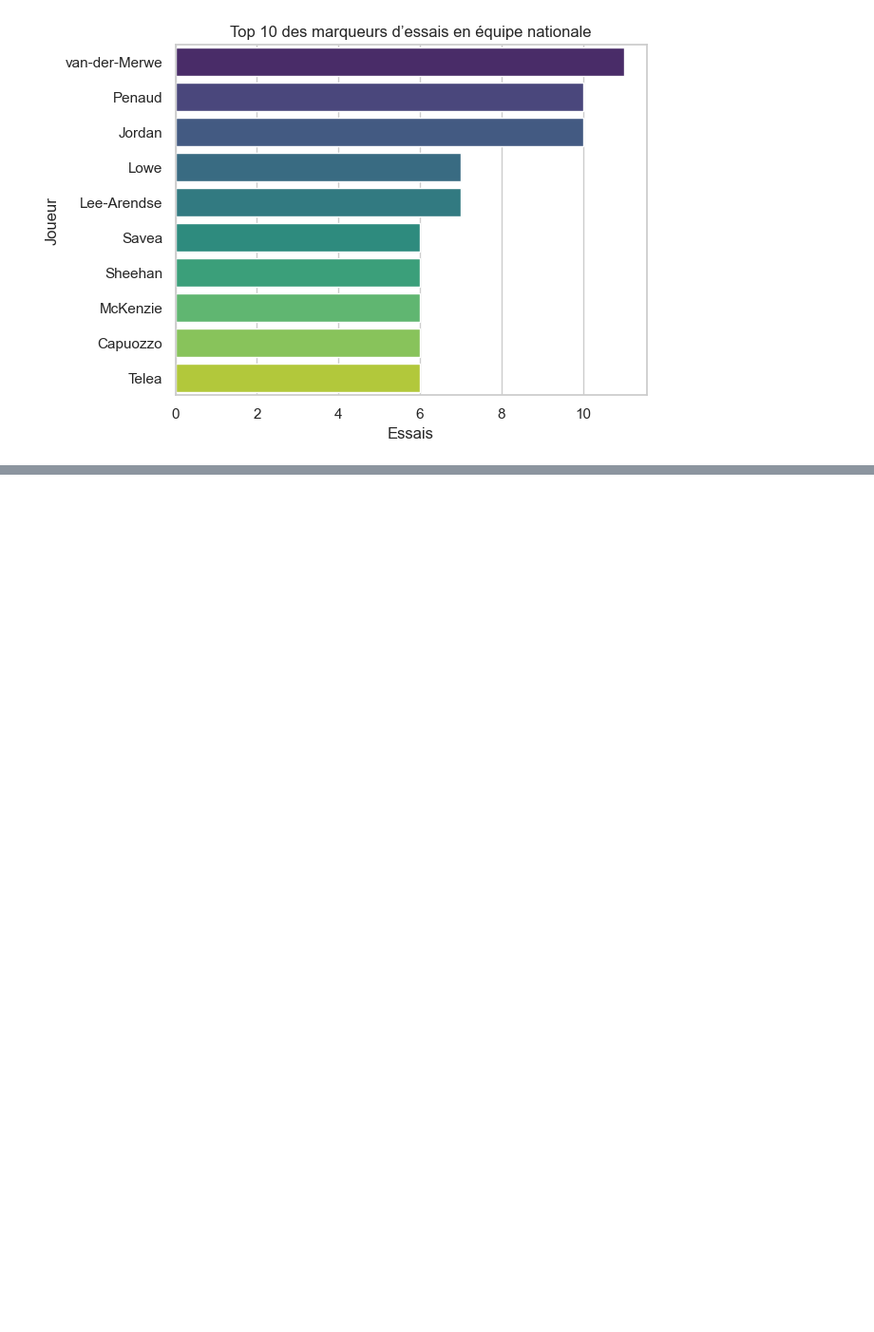
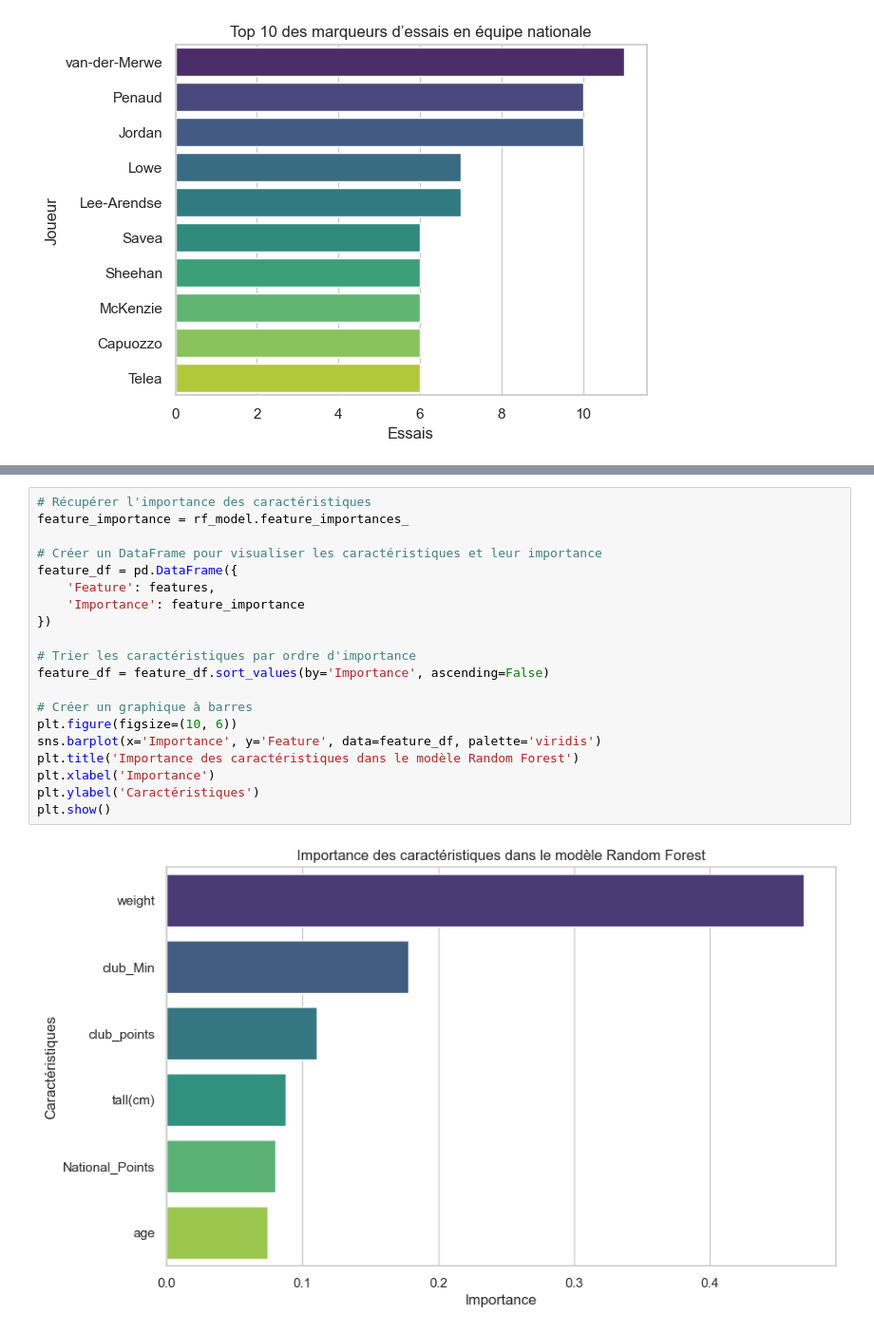
Before and after one commit to charlesdaigre/RUGBY_PLAYER_STATS, a Jupyter notebook: rugby_players_stats.ipynb, the cells around one changed output, grey strips where cells are left out. Shown at 95% size. Drawn from its saved outputs; the diff is of its cells as text; blank space fills up the shorter version.

```diff
--- a/rugby_players_stats.ipynb
+++ b/rugby_players_stats.ipynb
@@ -392,0 +480,22 @@ plt.show()
+# %%
+# Récupérer l'importance des caractéristiques
+feature_importance = rf_model.feature_importances_
+
+# Créer un DataFrame pour visualiser les caractéristiques et leur importance
+feature_df = pd.DataFrame({
+    'Feature': features,
+    'Importance': feature_importance
+})
+
+# Trier les caractéristiques par ordre d'importance
+feature_df = feature_df.sort_values(by='Importance', ascending=False)
+
+# Créer un graphique à barres
+plt.figure(figsize=(10, 6))
+sns.barplot(x='Importance', y='Feature', data=feature_df, palette='viridis')
+plt.title('Importance des caractéristiques dans le modèle Random Forest')
+plt.xlabel('Importance')
+plt.ylabel('Caractéristiques')
+plt.show()
+# %% [output]
+[figure, added]
```
Also changed, not shown: parts of 6 cells of this notebook.
